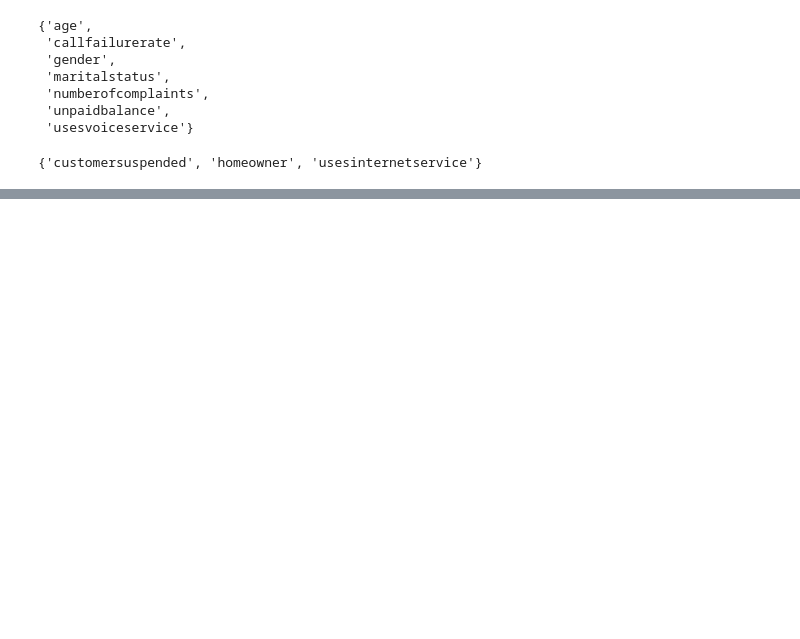
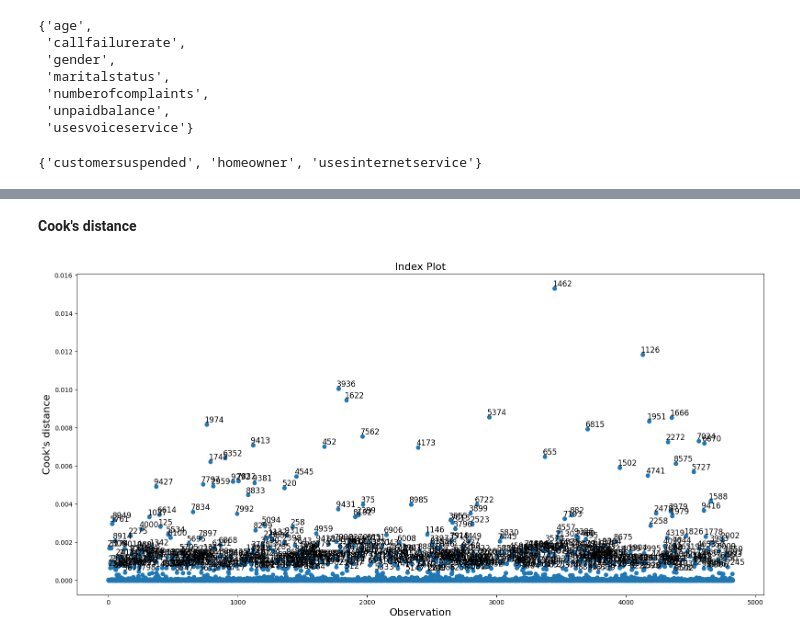
Before and after one commit to YaninaK/churn-prediction, a Jupyter notebook: notebooks/01_EDA_and_Feature_selection.ipynb, the cells around one changed output, grey strips where cells are left out. Cells and saved outputs as stored; diff of their text form; code cells hidden in the pictures; blank space fills up the shorter version.

```diff
--- a/notebooks/01_EDA_and_Feature_selection.ipynb
+++ b/notebooks/01_EDA_and_Feature_selection.ipynb
@@ -971,0 +1152,4 @@ set(importances.index) - set(selected_features)
+# %%
+infl = models_glm[9].get_influence(observed=False)
+summ_df = infl.summary_frame()
+summ_df.sort_values("cooks_d", ascending=False).head(10)
@@ -971,0 +1169,11 @@ set(importances.index) - set(selected_features)
+# %% [markdown]
+__Cook's distance__
+# %%
+plt.rc("figure", figsize=(16, 8))
+
+fig = infl.plot_index(
+    y_var="cooks_d", threshold=2 * infl.cooks_distance[0].mean()
+)
+fig.tight_layout(pad=1.0)
+# %% [output]
+[figure, added]
```
Also changed, not shown: parts of 67 cells of this notebook.
